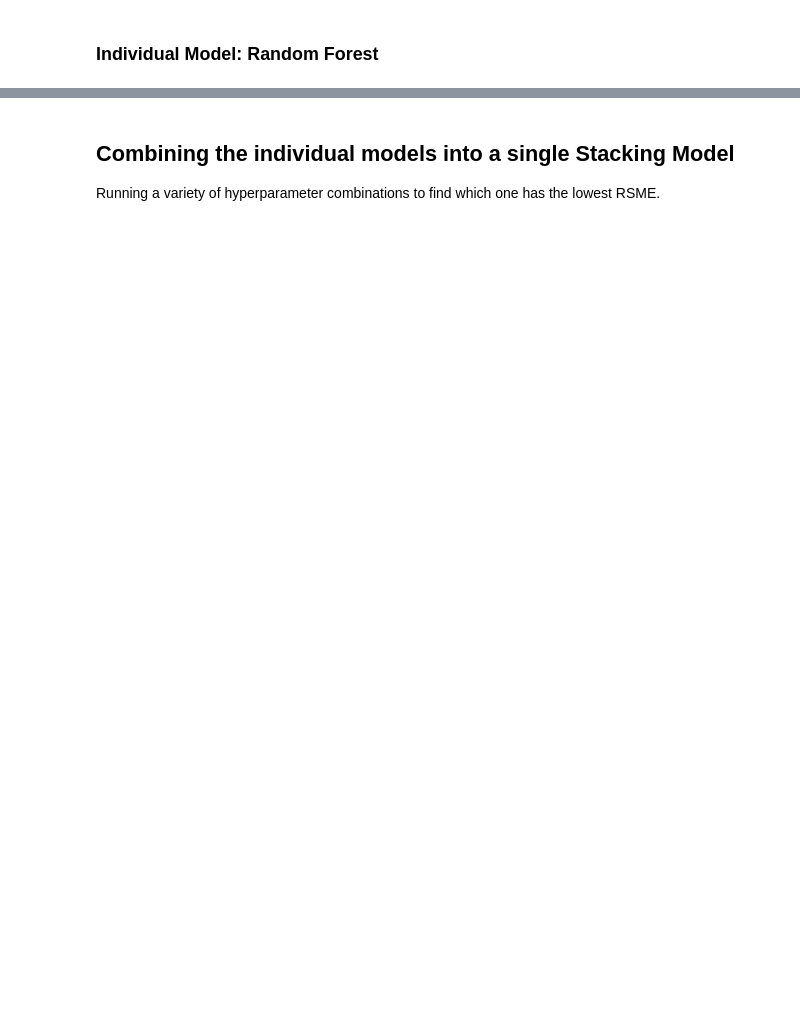
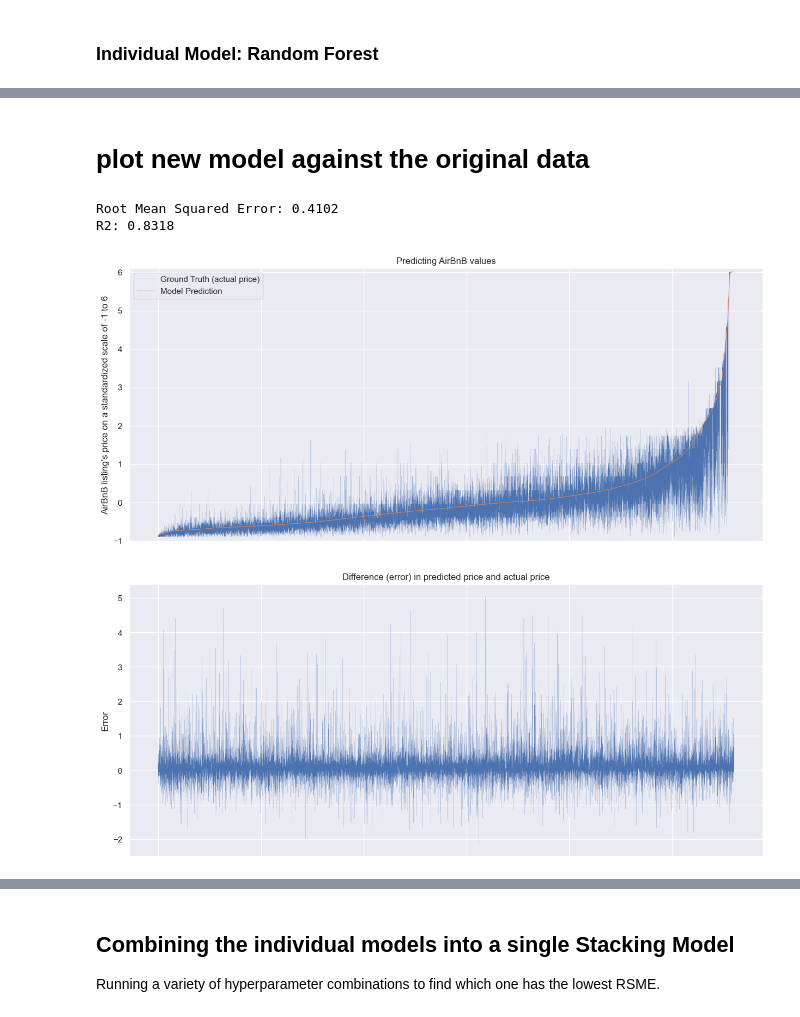
Before and after one commit to THE-MOLECULAR-MAN/portfolio_examples, a Jupyter notebook: python/predicting_airbnb_prices/predicting_airbnb_prices_stacking_model.ipynb, the cells around one changed output, grey strips where cells are left out. Cells and saved outputs as stored; diff of their text form; code cells hidden in the pictures; blank space fills up the shorter version.

Commit message:
got rsme down to 0.4 on original dataset, breaking reused code out into functions

```diff
--- a/python/predicting_airbnb_prices/predicting_airbnb_prices_stacking_model.ipynb
+++ b/python/predicting_airbnb_prices/predicting_airbnb_prices_stacking_model.ipynb
@@ -344,2 +402,11 @@ plt.show()
+# %% [markdown]
+# plot new model against the original data
+# %%
+compare_model_to_csv(best_rf_model, orig_input_filename)
+# %% [output]
+Root Mean Squared Error: 0.4102
+R2: 0.8318
+[figure, added]
+[figure, added]
 # %%
 break
```
Also changed, not shown: parts of 20 cells of this notebook.
